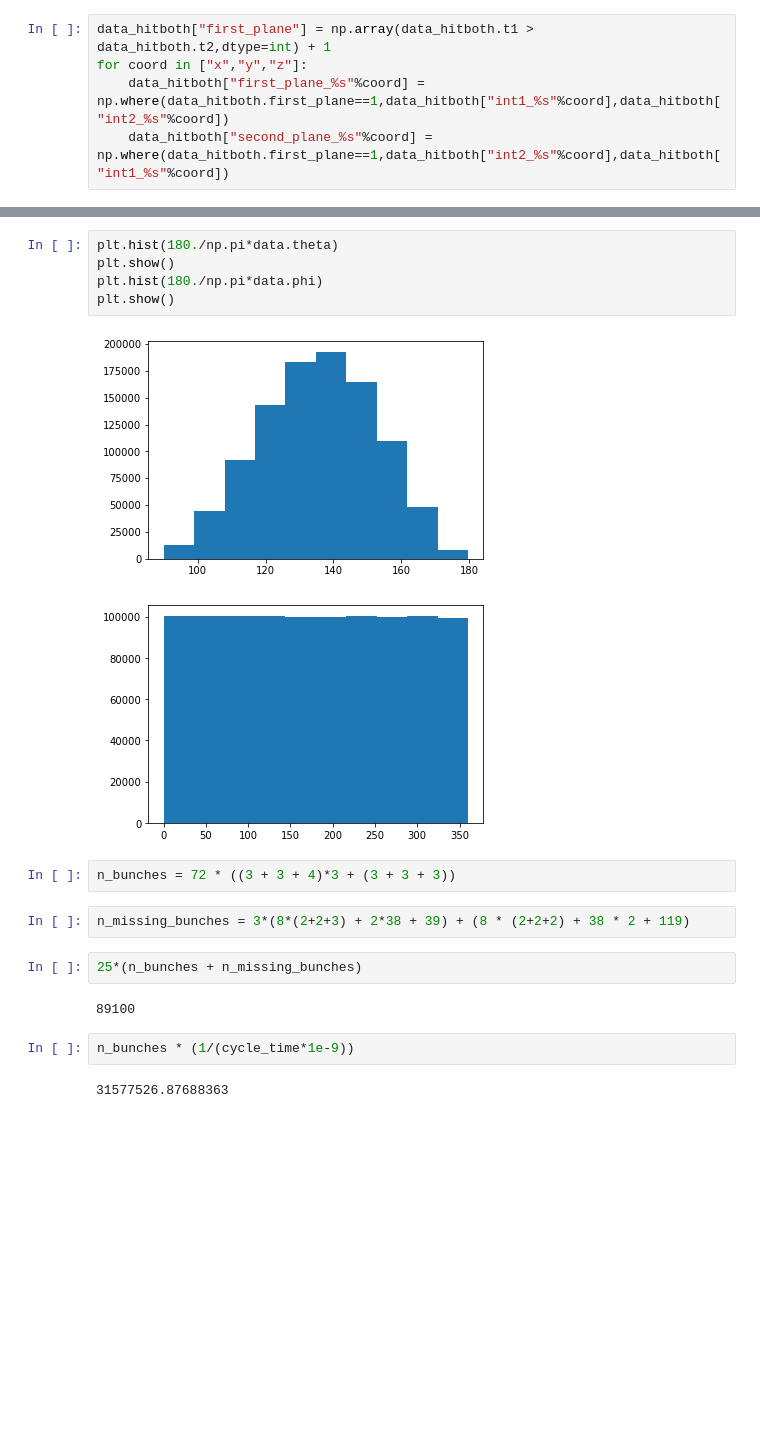
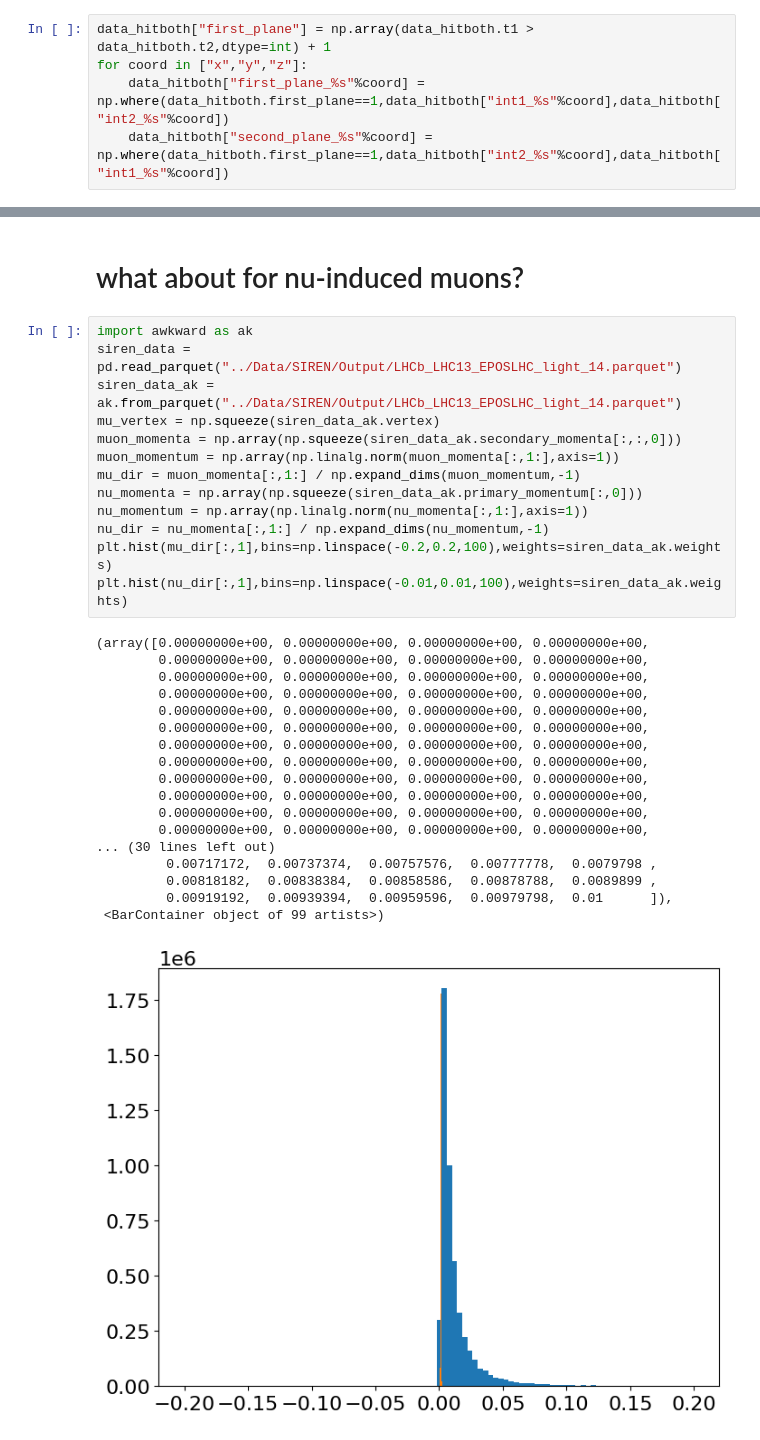
Before and after one commit to nickkamp1/Lake_Geneva_Neutrinos, a Jupyter notebook: Cosmics/SurfaceMuonBackgroundEstimate.ipynb, the cells around one changed output, grey strips where cells are left out. Cells and saved outputs as stored; diff of their text form; blank space fills up the shorter version.

```diff
--- a/Cosmics/SurfaceMuonBackgroundEstimate.ipynb
+++ b/Cosmics/SurfaceMuonBackgroundEstimate.ipynb
@@ -55,20 +69,34 @@ plt.show()
-# %%
-plt.hist(180./np.pi*data.theta)
-plt.show()
-plt.hist(180./np.pi*data.phi)
-plt.show()
-# %% [output]
-[figure, removed]
-[figure, removed]
-# %%
-n_bunches = 72 * ((3 + 3 + 4)*3 + (3 + 3 + 3))
-# %%
-n_missing_bunches = 3*(8*(2+2+3) + 2*38 + 39) + (8 * (2+2+2) + 38 * 2 + 119)
-# %%
-25*(n_bunches + n_missing_bunches)
-# %% [output]
-89100
-# %%
-n_bunches * (1/(cycle_time*1e-9))
-# %% [output]
-31577526.87688363
+# %% [markdown]
+# what about for nu-induced muons?
+# %%
+import awkward as ak
+siren_data = pd.read_parquet("../Data/SIREN/Output/LHCb_LHC13_EPOSLHC_light_14.parquet")
+siren_data_ak = ak.from_parquet("../Data/SIREN/Output/LHCb_LHC13_EPOSLHC_light_14.parquet")
+mu_vertex = np.squeeze(siren_data_ak.vertex)
+muon_momenta = np.array(np.squeeze(siren_data_ak.secondary_momenta[:,:,0]))
+muon_momentum = np.array(np.linalg.norm(muon_momenta[:,1:],axis=1))
+mu_dir = muon_momenta[:,1:] / np.expand_dims(muon_momentum,-1)
+nu_momenta = np.array(np.squeeze(siren_data_ak.primary_momentum[:,0]))
+nu_momentum = np.array(np.linalg.norm(nu_momenta[:,1:],axis=1))
+nu_dir = nu_momenta[:,1:] / np.expand_dims(nu_momentum,-1)
+plt.hist(mu_dir[:,1],bins=np.linspace(-0.2,0.2,100),weights=siren_data_ak.weights)
+plt.hist(nu_dir[:,1],bins=np.linspace(-0.01,0.01,100),weights=siren_data_ak.weights)
+# %% [output]
+(array([0.00000000e+00, 0.00000000e+00, 0.00000000e+00, 0.00000000e+00,
+        0.00000000e+00, 0.00000000e+00, 0.00000000e+00, 0.00000000e+00,
+        0.00000000e+00, 0.00000000e+00, 0.00000000e+00, 0.00000000e+00,
+        0.00000000e+00, 0.00000000e+00, 0.00000000e+00, 0.00000000e+00,
+        0.00000000e+00, 0.00000000e+00, 0.00000000e+00, 0.00000000e+00,
+        0.00000000e+00, 0.00000000e+00, 0.00000000e+00, 0.00000000e+00,
+        0.00000000e+00, 0.00000000e+00, 0.00000000e+00, 0.00000000e+00,
+        0.00000000e+00, 0.00000000e+00, 0.00000000e+00, 0.00000000e+00,
+        0.00000000e+00, 0.00000000e+00, 0.00000000e+00, 0.00000000e+00,
+        0.00000000e+00, 0.00000000e+00, 0.00000000e+00, 0.00000000e+00,
+        0.00000000e+00, 0.00000000e+00, 0.00000000e+00, 0.00000000e+00,
+        0.00000000e+00, 0.00000000e+00, 0.00000000e+00, 0.00000000e+00,
+... (30 lines left out)
+         0.00717172,  0.00737374,  0.00757576,  0.00777778,  0.0079798 ,
+         0.00818182,  0.00838384,  0.00858586,  0.00878788,  0.0089899 ,
+         0.00919192,  0.00939394,  0.00959596,  0.00979798,  0.01      ]),
+ <BarContainer object of 99 artists>)
+[figure, added]
```
Also changed, not shown: parts of 5 cells of this notebook, 7 other files.
